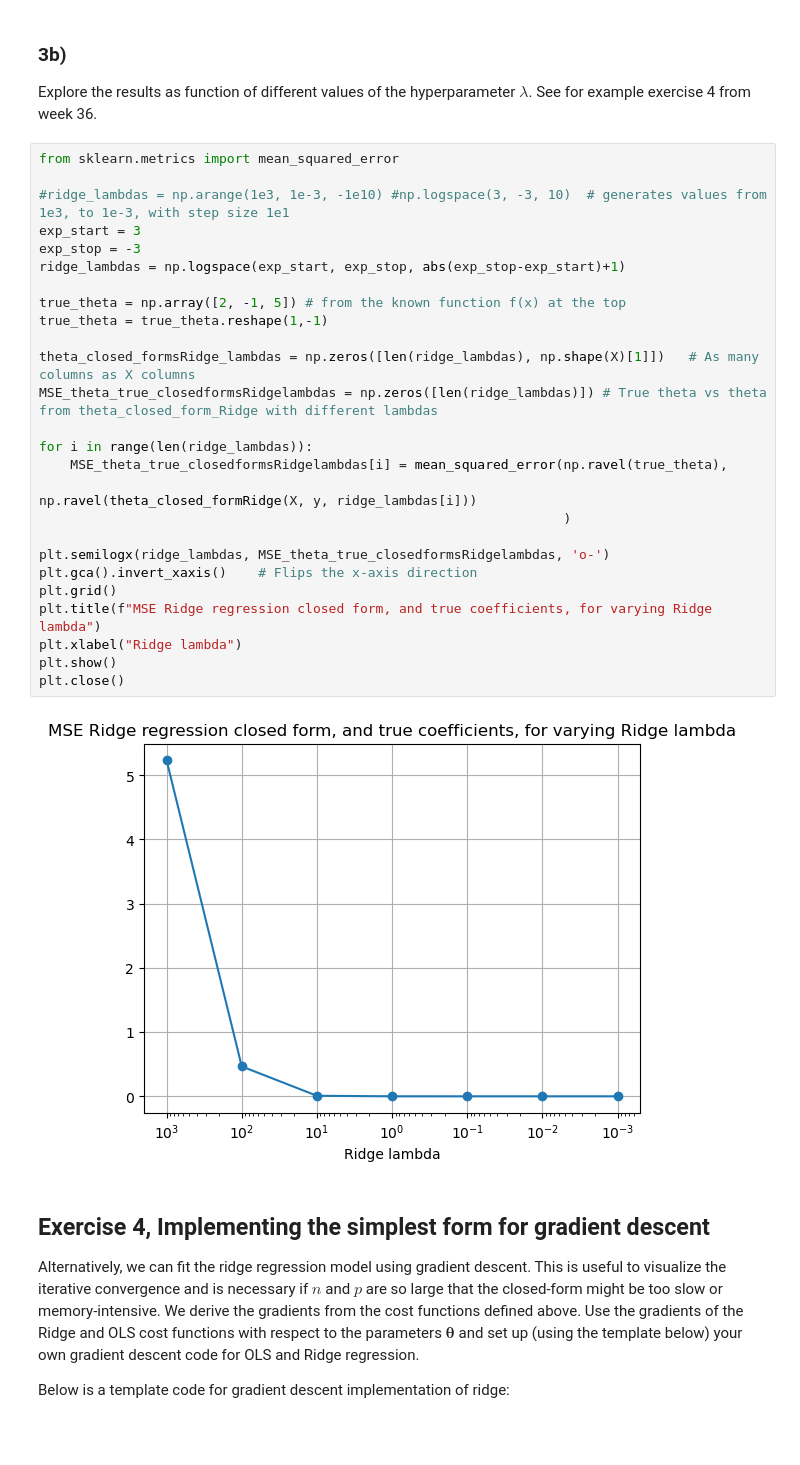
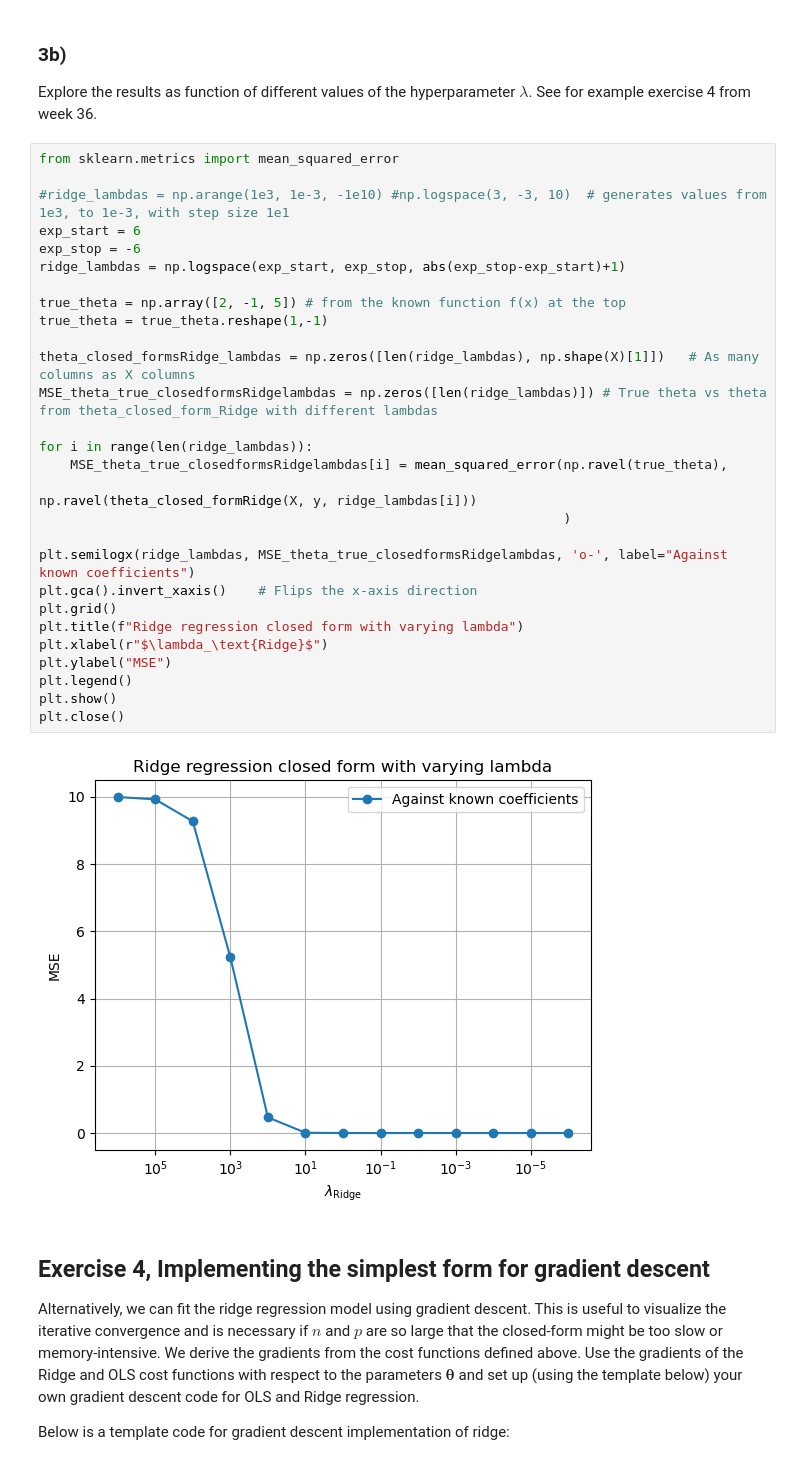
Before and after one commit to johnmagj/FYS-STK4155, a Jupyter notebook: Week37/exercises_week37.ipynb, the cells around one changed output. Drawn from its saved outputs; the diff is of its cells as text; blank space fills up the shorter version.

```diff
--- a/Week37/exercises_week37.ipynb
+++ b/Week37/exercises_week37.ipynb
@@ -272,31 +272,33 @@ Explore the results as function of different values of the hyperparameter $\lamb
 # %%
 from sklearn.metrics import mean_squared_error
 
 #ridge_lambdas = np.arange(1e3, 1e-3, -1e10) #np.logspace(3, -3, 10)  # generates values from 1e3, to 1e-3, with step size 1e1
-exp_start = 3
-exp_stop = -3
+exp_start = 6
+exp_stop = -6
 ridge_lambdas = np.logspace(exp_start, exp_stop, abs(exp_stop-exp_start)+1)
 
 true_theta = np.array([2, -1, 5]) # from the known function f(x) at the top
 true_theta = true_theta.reshape(1,-1)
 
 theta_closed_formsRidge_lambdas = np.zeros([len(ridge_lambdas), np.shape(X)[1]])   # As many columns as X columns
 MSE_theta_true_closedformsRidgelambdas = np.zeros([len(ridge_lambdas)]) # True theta vs theta from theta_closed_form_Ridge with different lambdas
 
 for i in range(len(ridge_lambdas)):
     MSE_theta_true_closedformsRidgelambdas[i] = mean_squared_error(np.ravel(true_theta),
                                                                    np.ravel(theta_closed_formRidge(X, y, ridge_lambdas[i]))
                                                                    )
 
-plt.semilogx(ridge_lambdas, MSE_theta_true_closedformsRidgelambdas, 'o-')
+plt.semilogx(ridge_lambdas, MSE_theta_true_closedformsRidgelambdas, 'o-', label="Against known coefficients")
 plt.gca().invert_xaxis()    # Flips the x-axis direction
 plt.grid()
-plt.title(f"MSE Ridge regression closed form, and true coefficients, for varying Ridge lambda")
-plt.xlabel("Ridge lambda")
+plt.title(f"Ridge regression closed form with varying lambda")
+plt.xlabel(r"$\lambda_\text{Ridge}$")
+plt.ylabel("MSE")
+plt.legend()
 plt.show()
 plt.close()
 # %% [output]
-[figure, old version]
+[figure, new version]
 # %% [markdown]
 ## Exercise 4, Implementing the simplest form for gradient descent
 
```
Also changed, not shown: parts of 19 cells of this notebook.
